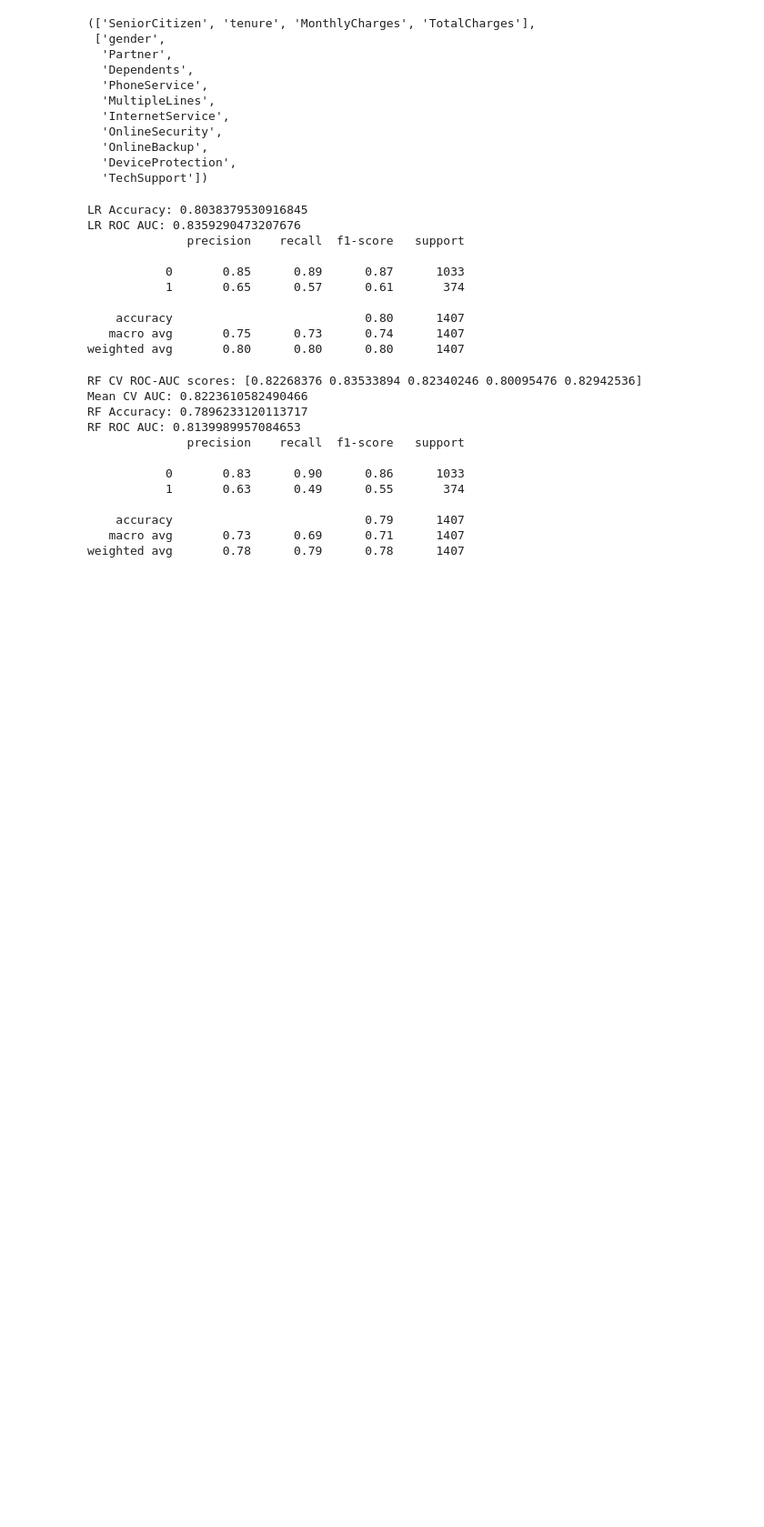
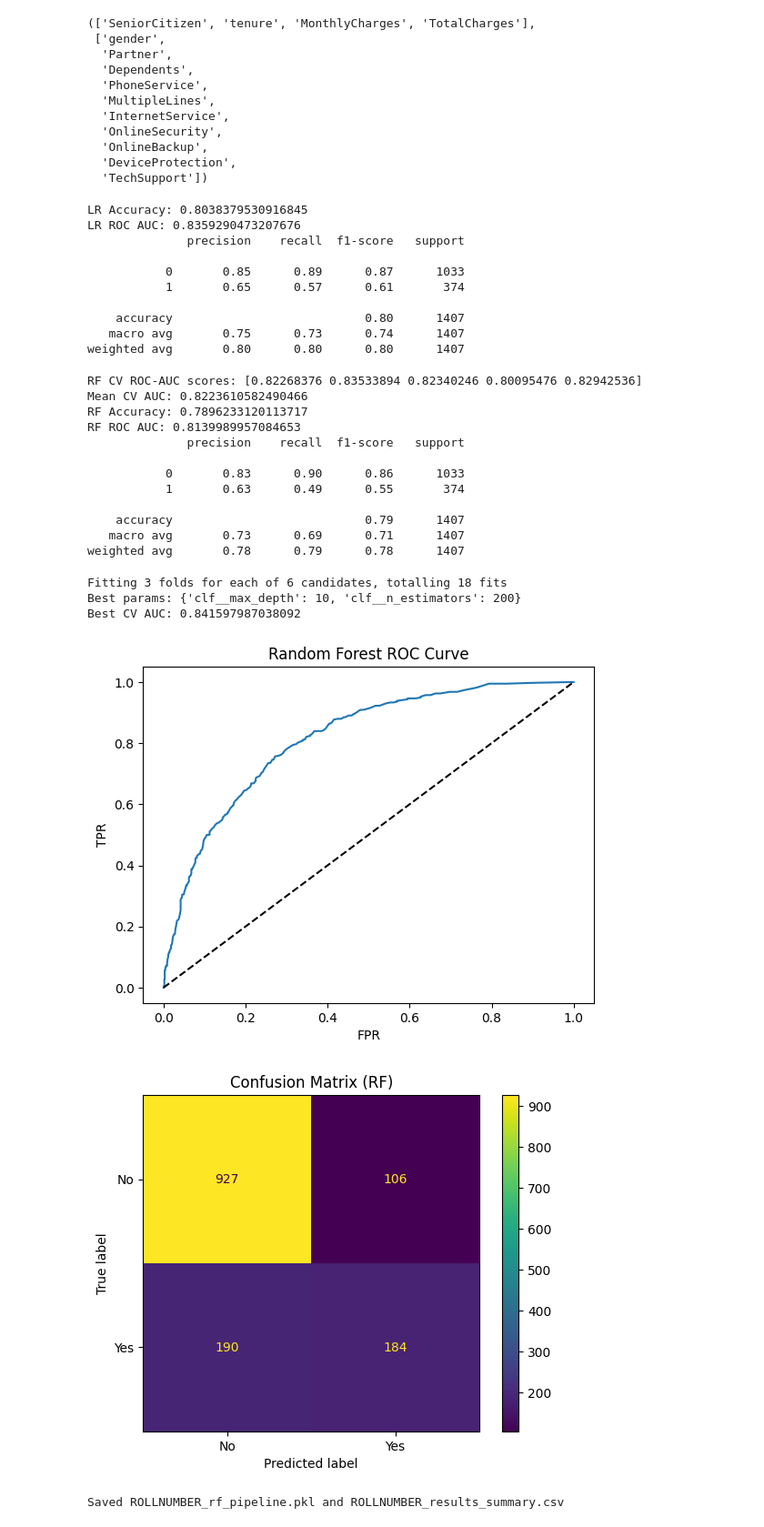
Before and after one commit to MariaImran2023/Telco-customer-churn, a Jupyter notebook: telco_churn_notebook.ipynb, the cells around one changed output. Shown: that part at 91% size. Drawn from its saved outputs; the diff is of its cells as text; code cells hidden in the pictures; blank space fills up the shorter version.

Commit message:
models turing and result

```diff
--- a/telco_churn_notebook.ipynb
+++ b/telco_churn_notebook.ipynb
@@ -191,3 +191,47 @@ RF ROC AUC: 0.8139989957084653
     accuracy                           0.79      1407
    macro avg       0.73      0.69      0.71      1407
 weighted avg       0.78      0.79      0.78      1407
+# %%
+from sklearn.model_selection import GridSearchCV
+
+param_grid = {
+    'clf__n_estimators': [100, 200],
+    'clf__max_depth': [None, 10, 20]
+}
+gs = GridSearchCV(rf_pipeline, param_grid, cv=3, scoring='roc_auc', n_jobs=-1, verbose=1)
+gs.fit(X_train, y_train)
+print("Best params:", gs.best_params_)
+print("Best CV AUC:", gs.best_score_)
+
+best_rf = gs.best_estimator_
+# %% [output]
+Fitting 3 folds for each of 6 candidates, totalling 18 fits
+Best params: {'clf__max_depth': 10, 'clf__n_estimators': 200}
+Best CV AUC: 0.841597987038092
+# %%
+from sklearn.metrics import roc_curve, confusion_matrix, ConfusionMatrixDisplay
+import joblib
+import matplotlib.pyplot as plt
+
+# ROC for RF
+fpr, tpr, _ = roc_curve(y_test, y_proba_rf)
+plt.plot(fpr, tpr); plt.plot([0,1],[0,1],'k--'); plt.xlabel('FPR'); plt.ylabel('TPR')
+plt.title('Random Forest ROC Curve'); plt.show()
+
+# Confusion matrix
+cm = confusion_matrix(y_test, y_pred_rf)
+disp = ConfusionMatrixDisplay(cm, display_labels=['No','Yes'])
+disp.plot(); plt.title('Confusion Matrix (RF)'); plt.show()
+
+# Save model & results
+joblib.dump(rf_pipeline, 'ROLLNUMBER_rf_pipeline.pkl')
+pd.Series({
+    'lr_test_acc': accuracy_score(y_test, y_pred_lr),
+    'rf_test_acc': accuracy_score(y_test, y_pred_rf),
+    'rf_test_roc_auc': roc_auc_score(y_test, y_proba_rf)
+}).to_csv('ROLLNUMBER_results_summary.csv')
+print("Saved ROLLNUMBER_rf_pipeline.pkl and ROLLNUMBER_results_summary.csv")
+# %% [output]
+[figure, added]
+[figure, added]
+Saved ROLLNUMBER_rf_pipeline.pkl and ROLLNUMBER_results_summary.csv
```
